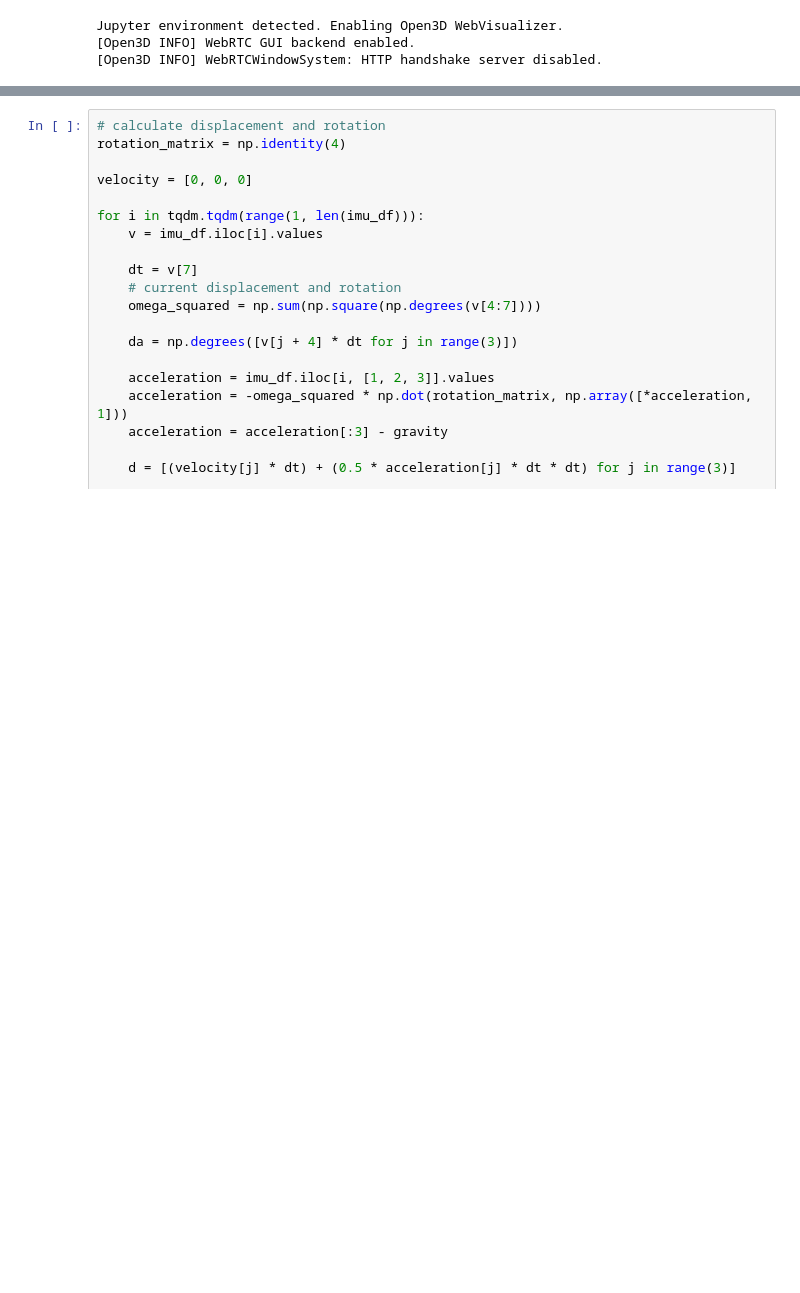
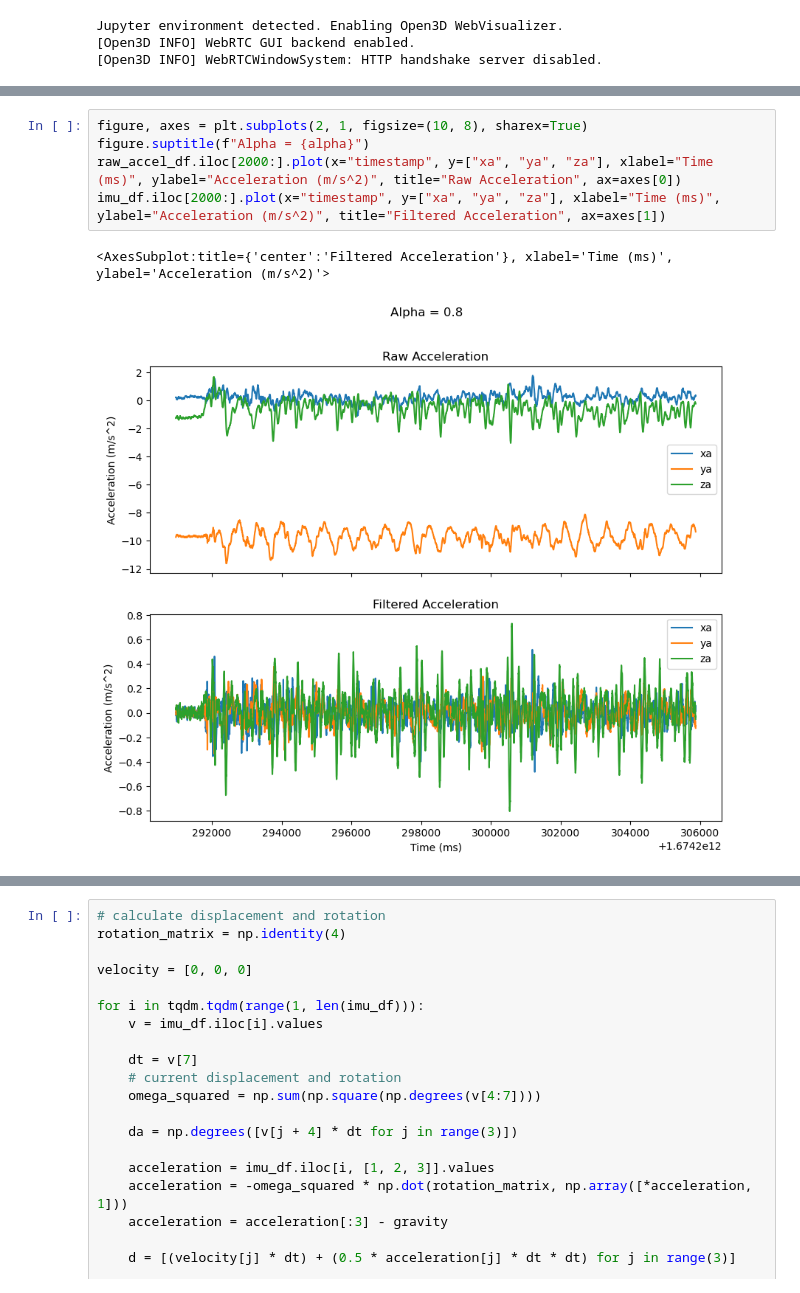
Before and after one commit to localization-as-a-service/local-registration, a Jupyter notebook: imu_trajectory_estimation.ipynb, the cells around one changed output, grey strips where cells are left out. Saved outputs shown, nothing was run; the diff lists cells and outputs as text; blank space fills up the shorter version.

```diff
--- a/imu_trajectory_estimation.ipynb
+++ b/imu_trajectory_estimation.ipynb
@@ -52,0 +73,8 @@ Frame rate: 400.91 Hz
+# %%
+figure, axes = plt.subplots(2, 1, figsize=(10, 8), sharex=True)
+figure.suptitle(f"Alpha = {alpha}")
+raw_accel_df.iloc[2000:].plot(x="timestamp", y=["xa", "ya", "za"], xlabel="Time (ms)", ylabel="Acceleration (m/s^2)", title="Raw Acceleration", ax=axes[0])
+imu_df.iloc[2000:].plot(x="timestamp", y=["xa", "ya", "za"], xlabel="Time (ms)", ylabel="Acceleration (m/s^2)", title="Filtered Acceleration", ax=axes[1])
+# %% [output]
+<AxesSubplot:title={'center':'Filtered Acceleration'}, xlabel='Time (ms)', ylabel='Acceleration (m/s^2)'>
+[figure, added]
```
Also changed, not shown: parts of 30 cells of this notebook.
